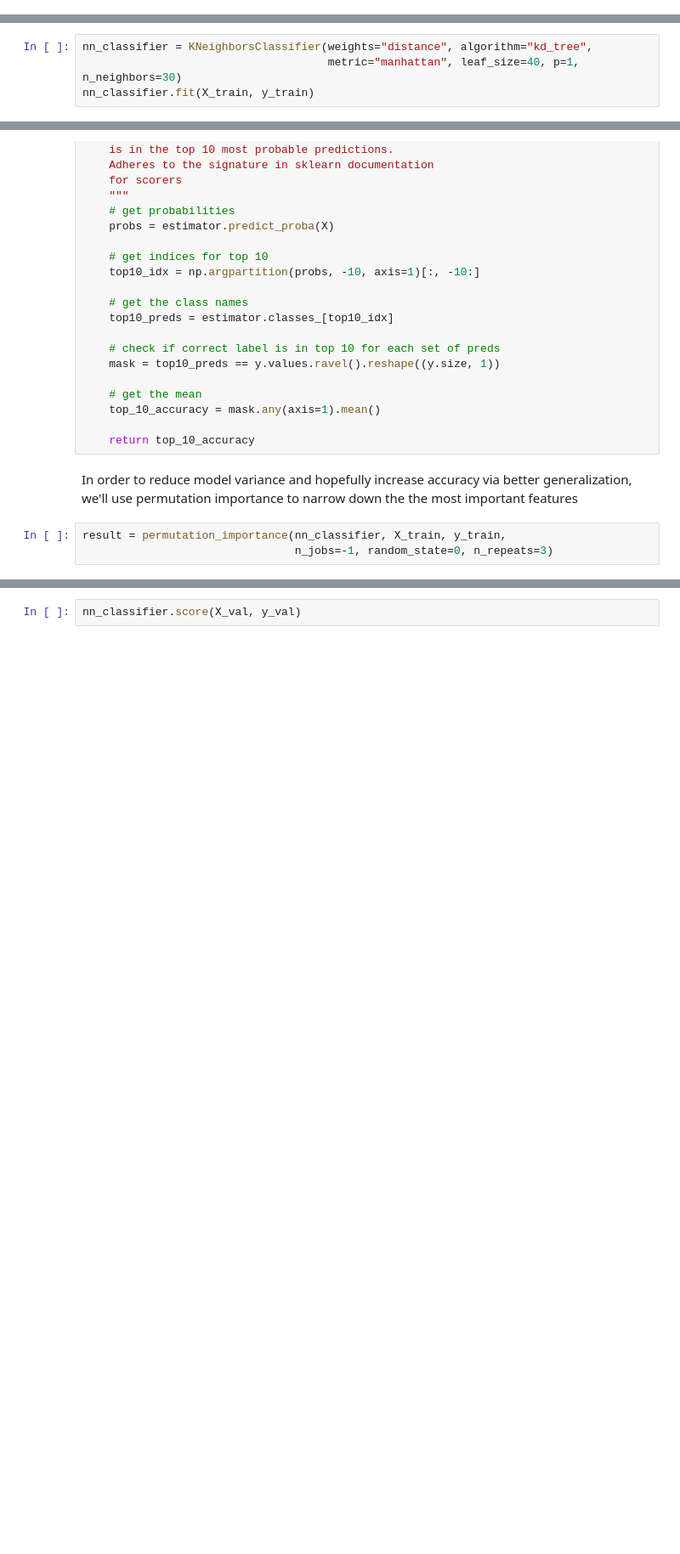
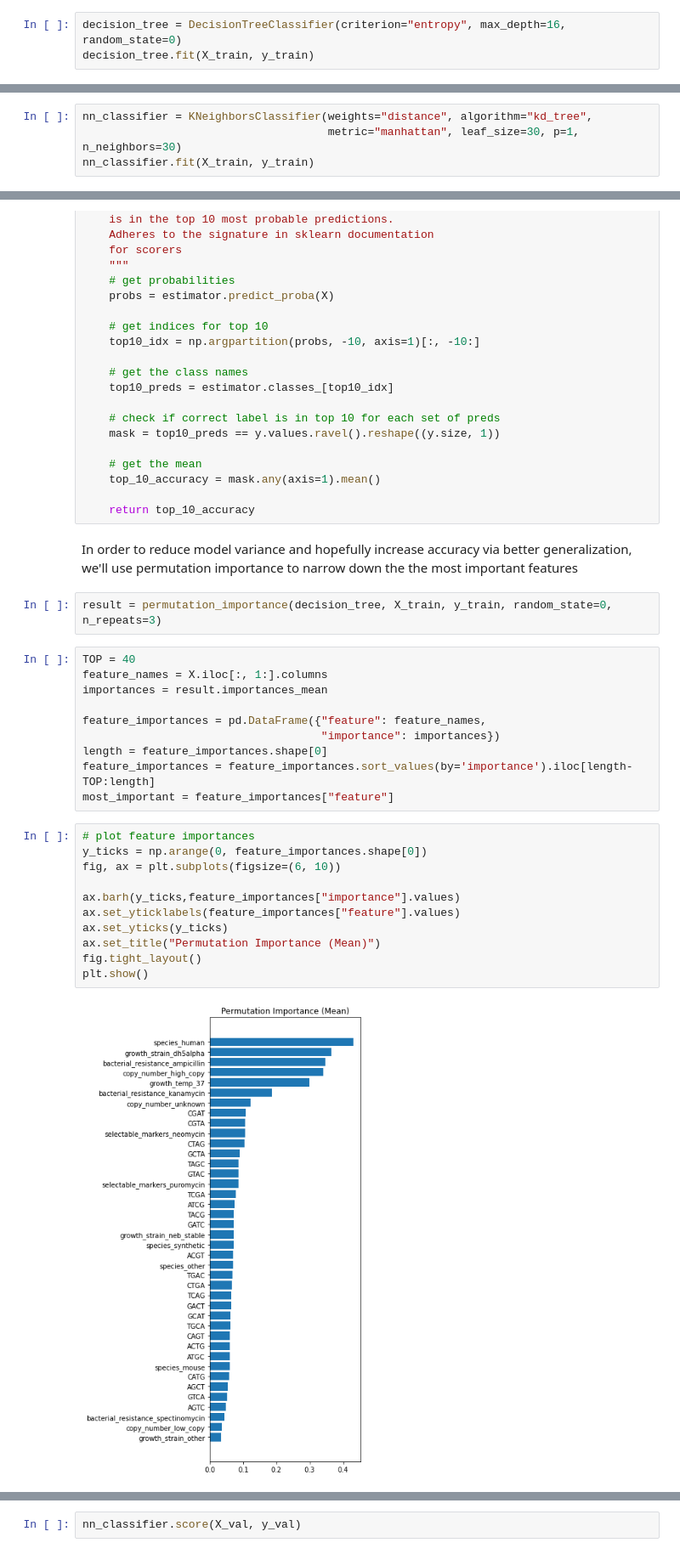
Before and after one commit to jose-marquez89/gea-challenge, a Jupyter notebook: attribution_challenge.ipynb, the cells around one changed output, grey strips where cells are left out. Shown at 85% size. Drawn from its saved outputs; the diff is of its cells as text; blank space fills up the shorter version.

```diff
--- a/attribution_challenge.ipynb
+++ b/attribution_challenge.ipynb
@@ -224,3 +241,6 @@ print(y_train.shape, y_val.shape)
 # %% [output]
 (50436, 159) (12610, 159)
 (50436,) (12610,)
+# %%
+decision_tree = DecisionTreeClassifier(criterion="entropy", max_depth=16, random_state=0)
+decision_tree.fit(X_train, y_train)
@@ -227,5 +253,5 @@ print(y_train.shape, y_val.shape)
 # %%
 nn_classifier = KNeighborsClassifier(weights="distance", algorithm="kd_tree",
-                                     metric="manhattan", leaf_size=40, p=1, n_neighbors=30)
+                                     metric="manhattan", leaf_size=30, p=1, n_neighbors=30)
 nn_classifier.fit(X_train, y_train)
 # %% [output]
@@ -259,5 +285,27 @@ def top10_accuracy(estimator, X, y):
 # %% [markdown]
 In order to reduce model variance and hopefully increase accuracy via better generalization, we'll use permutation importance to narrow down the the most important features
 # %%
-result = permutation_importance(nn_classifier, X_train, y_train,
-                                n_jobs=-1, random_state=0, n_repeats=3)
+result = permutation_importance(decision_tree, X_train, y_train, random_state=0, n_repeats=3)
+# %%
+TOP = 40
+feature_names = X.iloc[:, 1:].columns
+importances = result.importances_mean
+
+feature_importances = pd.DataFrame({"feature": feature_names,
+                                    "importance": importances})
+length = feature_importances.shape[0]
+feature_importances = feature_importances.sort_values(by='importance').iloc[length-TOP:length]
+most_important = feature_importances["feature"]
+# %%
+# plot feature importances
+y_ticks = np.arange(0, feature_importances.shape[0])
+fig, ax = plt.subplots(figsize=(6, 10))
+
+ax.barh(y_ticks,feature_importances["importance"].values)
+ax.set_yticklabels(feature_importances["feature"].values)
+ax.set_yticks(y_ticks)
+ax.set_title("Permutation Importance (Mean)")
+fig.tight_layout()
+plt.show()
+# %% [output]
+[figure, added]
```
Also changed, not shown: parts of 20 cells of this notebook.
